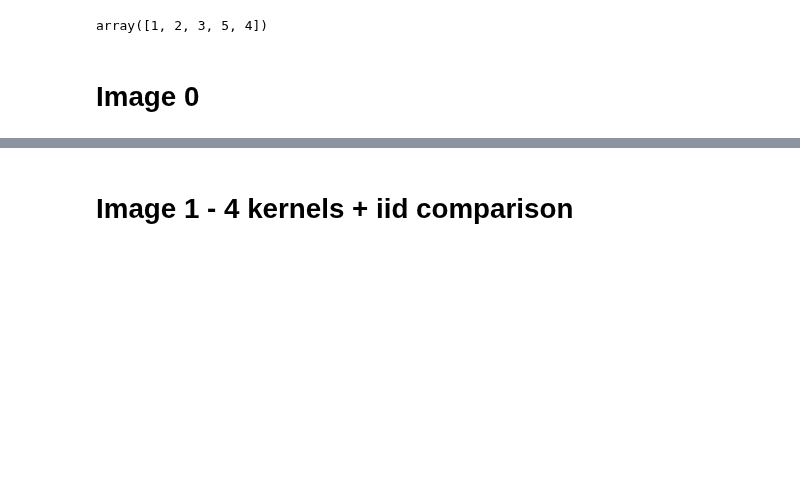
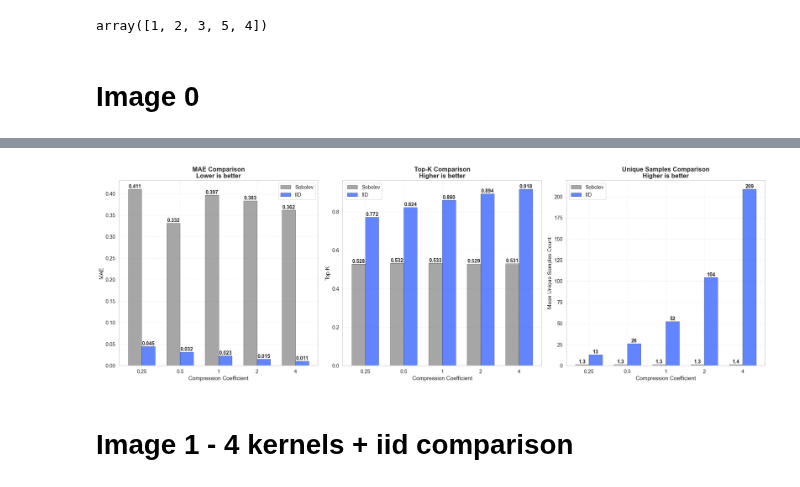
Before and after one commit to kateqwerty001/bsc-compress-then-explain, a Jupyter notebook: visualizations/Figure1-5,12.ipynb, the cells around one changed output, grey strips where cells are left out. Saved outputs shown, nothing was run; the diff lists cells and outputs as text; code cells hidden in the pictures; blank space fills up the shorter version.

Commit message:
image0 fix

```diff
--- a/visualizations/Figure1-5,12.ipynb
+++ b/visualizations/Figure1-5,12.ipynb
@@ -123,3 +28,100 @@ fig.savefig("Image0/sobolev_is_the_worst.pdf", format='pdf', bbox_inches='tight'
+# %%
+import pandas as pd
+import matplotlib.pyplot as plt
+import numpy as np
+
+results_aggregated = pd.read_csv("../package_metadata/results_aggregation.csv")
+results_sobolev = results_aggregated[results_aggregated["method_total"] == "kt_sobolev"]
+results_iid = results_aggregated[results_aggregated["method_total"] == "iid"]
+
+data_cols = ["mae_mean", "top_k_mean", "unique_samples_mean"]
+coeffs_to_keep = [0.25, 0.5, 1, 2, 4]
+
+sobolev_agg = results_sobolev.groupby("compression_coefficient")[data_cols].mean().reset_index()
+iid_agg = results_iid.groupby("compression_coefficient")[data_cols].mean().reset_index()
+
+sobolev_agg = sobolev_agg[sobolev_agg["compression_coefficient"].isin(coeffs_to_keep)].sort_values("compression_coefficient")
+iid_agg = iid_agg[iid_agg["compression_coefficient"].isin(coeffs_to_keep)].sort_values("compression_coefficient")
+
+plt.rcParams['figure.figsize'] = (24, 8)
+plt.rcParams['axes.grid'] = True
+plt.rcParams['grid.alpha'] = 0.3
+plt.rcParams['grid.linestyle'] = '--'
+plt.rcParams['axes.facecolor'] = 'white'
+plt.rcParams['figure.facecolor'] = 'white'
+plt.rcParams['font.size'] = 14
+plt.rcParams['axes.titlesize'] = 16
+plt.rcParams['axes.labelsize'] = 14
+plt.rcParams['xtick.labelsize'] = 13
+plt.rcParams['ytick.labelsize'] = 13
+plt.rcParams['legend.fontsize'] = 13
+
+fig, axes = plt.subplots(1, 3)
+fig.set_size_inches(24, 8)
+
+x_positions = np.arange(len(coeffs_to_keep))
+bar_width = 0.35
+
+sobolev_color = 'gray'
+iid_color = '#1F51FF'
+
+mae_sobolev = sobolev_agg['mae_mean'].values
+mae_iid = iid_agg['mae_mean'].values
+
+axes[0].bar(x_positions - bar_width/2, mae_sobolev, width=bar_width, color=sobolev_color, alpha=0.7, label='Sobolev', edgecolor='black', linewidth=0.5)
+axes[0].bar(x_positions + bar_width/2, mae_iid, width=bar_width, color=iid_color, alpha=0.7, label='IID', edgecolor='black', linewidth=0.5)
+axes[0].set_title("MAE Comparison\nLower is better", fontsize=16, fontweight='bold')
+axes[0].set_xlabel("Compression Coefficient", fontsize=14)
+axes[0].set_ylabel("MAE", fontsize=14)
+axes[0].set_xticks(x_positions)
+axes[0].set_xticklabels(coeffs_to_keep)
+axes[0].legend(fontsize=13)
+axes[0].grid(True, alpha=0.3)
+
+for i, (val_sob, val_iid) in enumerate(zip(mae_sobolev, mae_iid)):
+    axes[0].text(i - bar_width/2, val_sob, f'{val_sob:.3f}', ha='center', va='bottom', fontsize=13, fontweight='bold')
+    axes[0].text(i + bar_width/2, val_iid, f'{val_iid:.3f}', ha='center', va='bottom', fontsize=13, fontweight='bold')
+
+topk_sobolev = sobolev_agg['top_k_mean'].values
+topk_iid = iid_agg['top_k_mean'].values
+
+axes[1].bar(x_positions - bar_width/2, topk_sobolev, width=bar_width, color=sobolev_color, alpha=0.7, label='Sobolev', edgecolor='black', linewidth=0.5)
+axes[1].bar(x_positions + bar_width/2, topk_iid, width=bar_width, color=iid_color, alpha=0.7, label='IID', edgecolor='black', linewidth=0.5)
+axes[1].set_title("Top-K Comparison\nHigher is better", fontsize=16, fontweight='bold')
+axes[1].set_xlabel("Compression Coefficient", fontsize=14)
+axes[1].set_ylabel("Top-K", fontsize=14)
+axes[1].set_xticks(x_positions)
+axes[1].set_xticklabels(coeffs_to_keep)
+axes[1].legend(fontsize=13)
+axes[1].grid(True, alpha=0.3)
+
+for i, (val_sob, val_iid) in enumerate(zip(topk_sobolev, topk_iid)):
+    axes[1].text(i - bar_width/2, val_sob, f'{val_sob:.3f}', ha='center', va='bottom', fontsize=13, fontweight='bold')
+    axes[1].text(i + bar_width/2, val_iid, f'{val_iid:.3f}', ha='center', va='bottom', fontsize=13, fontweight='bold')
+
+unique_sobolev = sobolev_agg['unique_samples_mean'].values
+unique_iid = iid_agg['unique_samples_mean'].values
+
+axes[2].bar(x_positions - bar_width/2, unique_sobolev, width=bar_width, color=sobolev_color, alpha=0.7, label='Sobolev', edgecolor='black', linewidth=0.5)
+axes[2].bar(x_positions + bar_width/2, unique_iid, width=bar_width, color=iid_color, alpha=0.7, label='IID', edgecolor='black', linewidth=0.5)
+axes[2].set_title("Unique Samples Comparison\nHigher is better", fontsize=16, fontweight='bold')
+axes[2].set_xlabel("Compression Coefficient", fontsize=14)
+axes[2].set_ylabel("Mean Unique Samples Count", fontsize=14)
+axes[2].set_xticks(x_positions)
+axes[2].set_xticklabels(coeffs_to_keep)
+axes[2].legend(fontsize=13)
+axes[2].grid(True, alpha=0.3)
+
+for i, (val_sob, val_iid) in enumerate(zip(unique_sobolev, unique_iid)):
+    axes[2].text(i - bar_width/2, val_sob, f'{val_sob:.1f}', ha='center', va='bottom', fontsize=13, fontweight='bold')
+    axes[2].text(i + bar_width/2, val_iid, f'{val_iid:.0f}', ha='center', va='bottom', fontsize=13, fontweight='bold')
+
+plt.tight_layout()
+plt.show()
+
+fig.savefig("Image0/sobolev_vs_iid_comparison.pdf", format='pdf', bbox_inches='tight', dpi=300)
+# %% [output]
+[figure, added]
 # %% [markdown]
 # Image 1 - 4 kernels + iid comparison
 # %%
```
Also changed, not shown: parts of 3 cells of this notebook.
